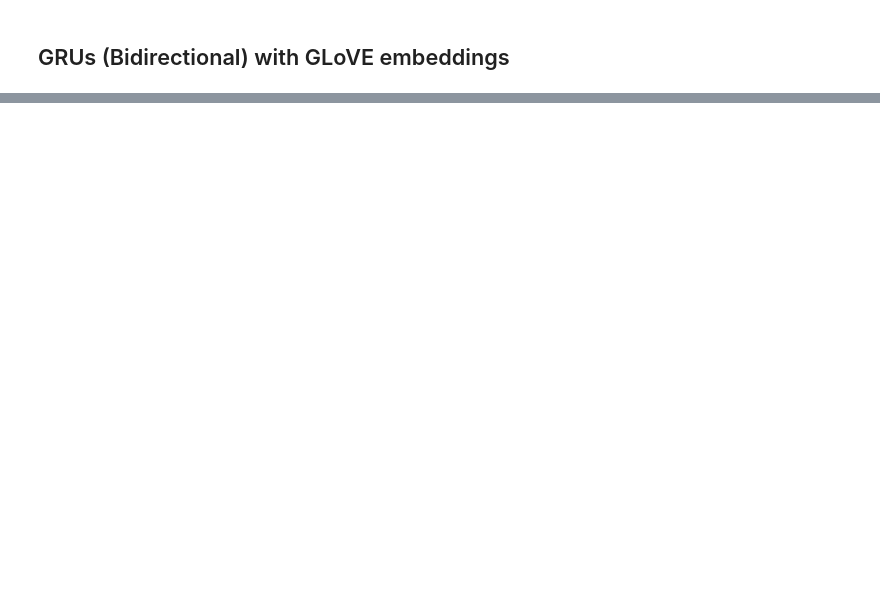
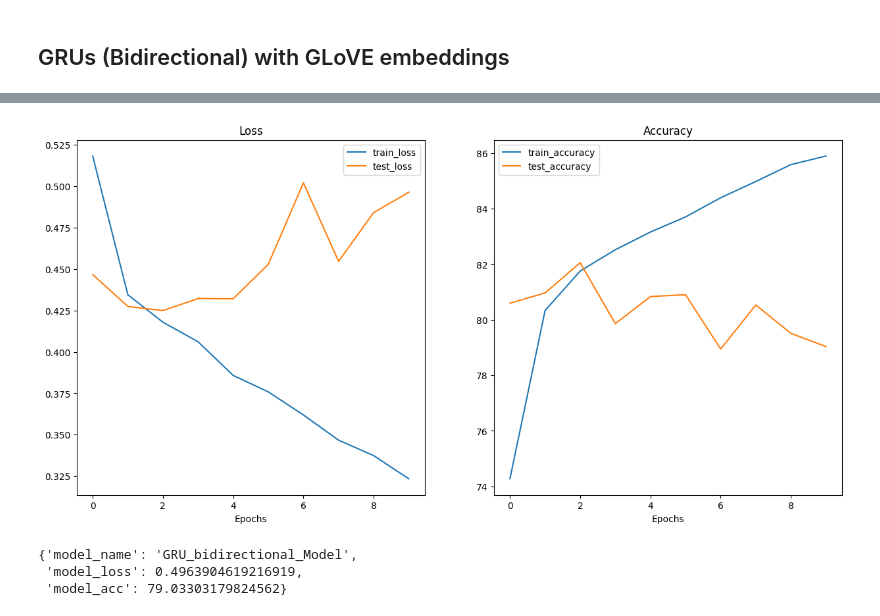
Before and after one commit to Adarsh0047/Machine-Learning-Classification, a Jupyter notebook: neural_nets/02_train_networks.ipynb, the cells around one changed output, grey strips where cells are left out. Cells and saved outputs as stored; diff of their text form; code cells hidden in the pictures; blank space fills up the shorter version.

Commit message:
added RNNs, LSTMs and GRUs with GLOVE embeddings

```diff
--- a/neural_nets/02_train_networks.ipynb
+++ b/neural_nets/02_train_networks.ipynb
@@ -939,9 +945,9 @@ eval_model(gru_model, test_dataloader, loss_fn, accuracy_fn)
 class GRU_bidirectional_Model(torch.nn.Module):
     def __init__(self, input_size):
         super().__init__()
-        self.rnn1 = torch.nn.LSTM(input_size=input_size, hidden_size=10, batch_first=False, bidirectional=True)
-        self.rnn2 = torch.nn.LSTM(input_size=20, hidden_size=10, batch_first=False, bidirectional=True)
-        self.rnn3 = torch.nn.LSTM(input_size=20, hidden_size=10, batch_first=False, bidirectional=True)
+        self.rnn1 = torch.nn.GRU(input_size=input_size, hidden_size=10, batch_first=False, bidirectional=True)
+        self.rnn2 = torch.nn.GRU(input_size=20, hidden_size=10, batch_first=False, bidirectional=True)
+        self.rnn3 = torch.nn.GRU(input_size=20, hidden_size=10, batch_first=False, bidirectional=True)
         self.fc = torch.nn.Linear(20, 1)
         self.tanh = torch.nn.Tanh()
 
@@ -954,3 +960,10 @@ class GRU_bidirectional_Model(torch.nn.Module):
         out = self.tanh(out)
         logits = self.fc(out)
         return logits
+# %%
+gru_bidirectional_model = GRU_bidirectional_Model(input_size=300)
+gru_bidirectional_model = gru_bidirectional_model.to(device)
+# %%
+loss_fn = torch.nn.BCEWithLogitsLoss()
+optimizer = torch.optim.Adam(params=gru_bidirectional_model.parameters(),
+                             lr=0.01)
@@ -956,0 +1031,10 @@ class GRU_bidirectional_Model(torch.nn.Module):
+# %%
+plot_loss_curves(results)
+# %% [output]
+[figure, added]
+# %%
+eval_model(gru_bidirectional_model, test_dataloader, loss_fn, accuracy_fn)
+# %% [output]
+{'model_name': 'GRU_bidirectional_Model',
+ 'model_loss': 0.4963904619216919,
+ 'model_acc': 79.03303179824562}
```
Also changed, not shown: parts of 3 cells of this notebook.
